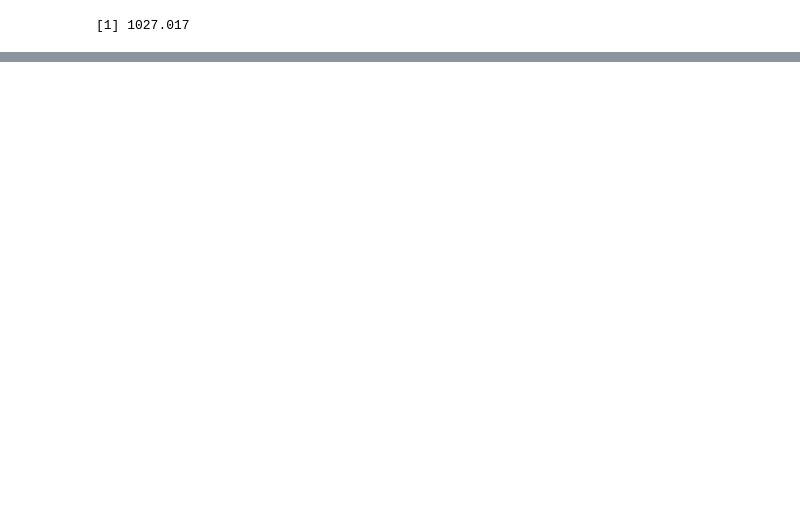
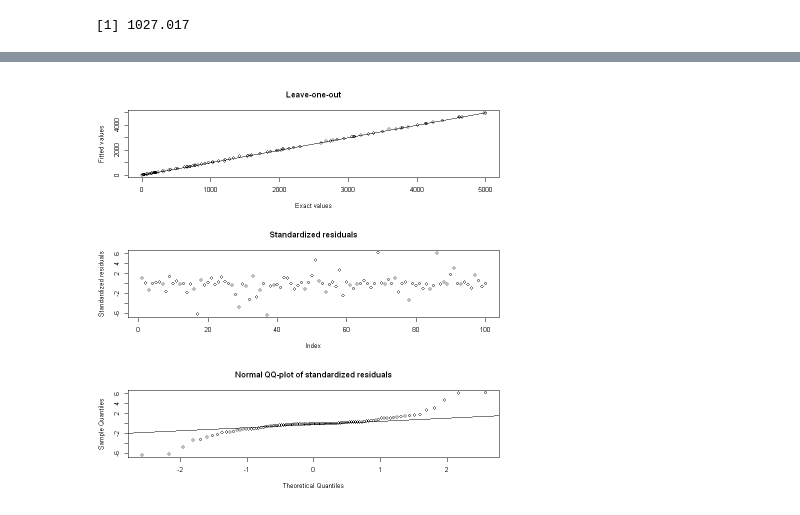
Before and after one commit to supetite/Projet-IPPON, a Jupyter notebook: Target - IMSE.ipynb, the cells around one changed output, grey strips where cells are left out. Drawn from its saved outputs; the diff is of its cells as text; code cells hidden in the pictures; blank space fills up the shorter version.

```diff
--- a/Target - IMSE.ipynb
+++ b/Target - IMSE.ipynb
@@ -798,0 +567,16 @@ ERROR: Error in chol.default(R): the leading minor of order 739 is not positive
+# %%
+fjouet<-function(x1, x2){
+    return((x1-50)**2+(x2-50)**2)}
+# %%
+d = 2
+N = 10*d
+
+x <- runif(n=100, min=0, max=100)
+y <- 100-x
+
+
+donne <- cbind(x,y)
+resp<- fjouet(donne[,1], donne[,2])
+mat.donne<-as.data.frame(cbind(resp, donne))
+
+mat.donne
@@ -798,0 +603,3 @@ ERROR: Error in chol.default(R): the leading minor of order 739 is not positive
+# %%
+noise = matrix(runif(prod(dim(mat.donne[,c(-1)])),min = 0.1,max = 0.2), nrow = nrow(mat.donne))
+m0 = km(formula = ~1, design = as.data.frame(mat.donne[,-1]+noise), response = as.data.frame(mat.donne[,1]))
@@ -798,0 +624,4 @@ ERROR: Error in chol.default(R): the leading minor of order 739 is not positive
+# %%
+plot(m0)
+# %% [output]
+[figure, added]
```
Also changed, not shown: parts of 31 cells of this notebook.
